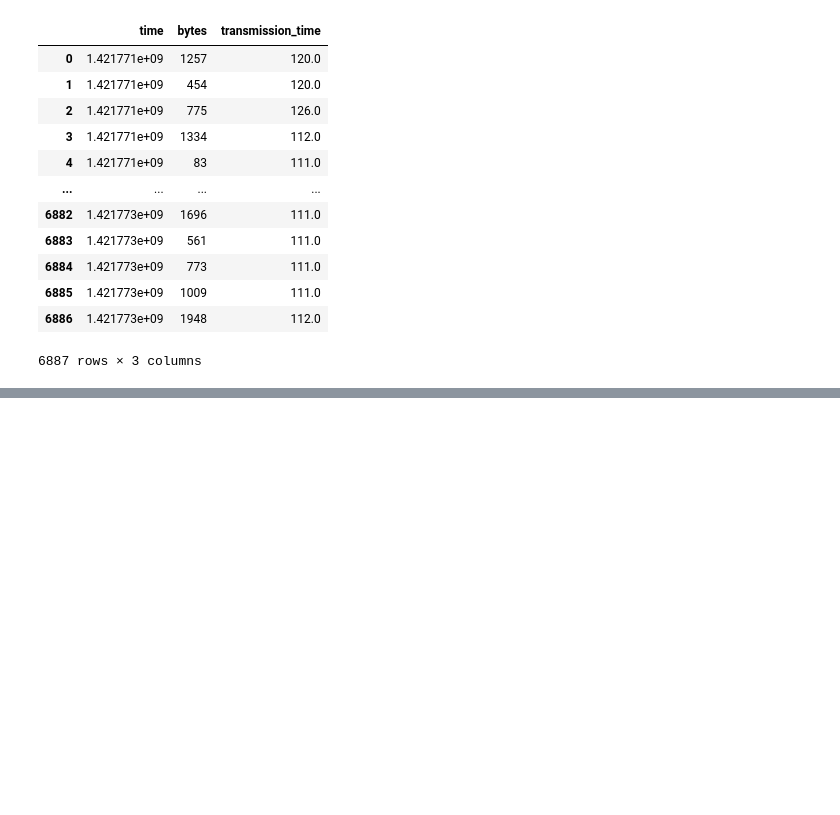
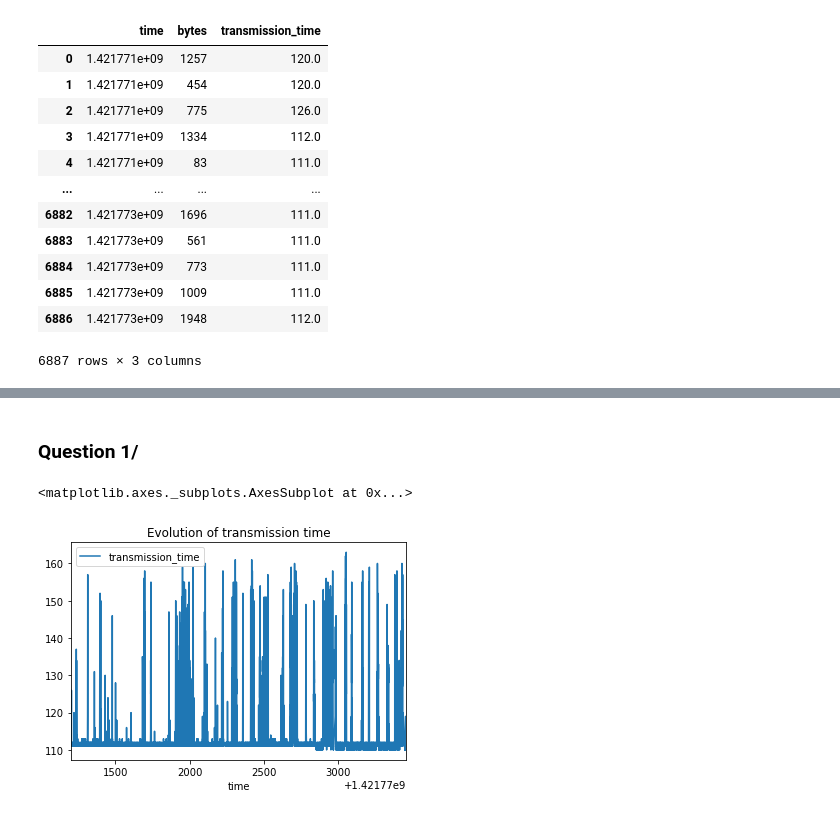
Before and after one commit to MarieBadaroux/Recherche_Reproductible, a Jupyter notebook: Recherche_reproductible_ping.ipynb, the cells around one changed output, grey strips where cells are left out. Saved outputs shown, nothing was run; the diff lists cells and outputs as text; code cells hidden in the pictures; blank space fills up the shorter version.

Commit message:
Question 1 second data set

```diff
--- a/Recherche_reproductible_ping.ipynb
+++ b/Recherche_reproductible_ping.ipynb
@@ -316,10 +316,10 @@ url = 'http://mescal.imag.fr/membres/arnaud.legrand/teaching/2014/RICM4_EP_ping/
 urllib.request.urlretrieve(url, '/tmp/stackoverflow.log.gz')
 os.system('gunzip /tmp/stackoverflow.log.gz')
 os.system('sed -e "s/\[/ /"  -e "s/]/,/" -e "s/bytes.*time=/,/" -e "s/ms/ /" /tmp/stackoverflow.log > /tmp/ping_stackoverflow.log')
-raw_data2 = pd.read_table("/tmp/ping_stackoverflow.log", header=None, sep=',', engine='python')
+raw_data_bis = pd.read_table("/tmp/ping_stackoverflow.log", header=None, sep=',', engine='python')
 # %%
-raw_data2.columns = ['time', 'bytes','transmission_time']
-raw_data2
+raw_data_bis.columns = ['time', 'bytes', 'transmission_time']
+raw_data_bis
 # %% [output]
 |  | time | bytes | transmission_time |
 | 0 | 1.421771e+09 | 1257 | 120.0 |
@@ -336,0 +355,4 @@ raw_data2
+# %%
+data_bis = raw_data_bis.dropna().copy()
+data_bis = data_bis.reset_index(drop = True)
+data_bis
@@ -336,0 +373,11 @@ raw_data2
+# %%
+data_bis['time'] = data_bis['time'].astype(float)
+data_bis['transmission_time'] = data_bis['transmission_time'].astype(float)
+data_bis['bytes'] = data_bis['bytes'].astype(int)
+# %% [markdown]
+### Question 1/
+# %%
+data_bis.plot(x='time', y='transmission_time', title="Evolution of transmission time")
+# %% [output]
+<matplotlib.axes._subplots.AxesSubplot at 0x...>
+[figure, added]
```
Also changed, not shown: parts of 10 cells of this notebook.
